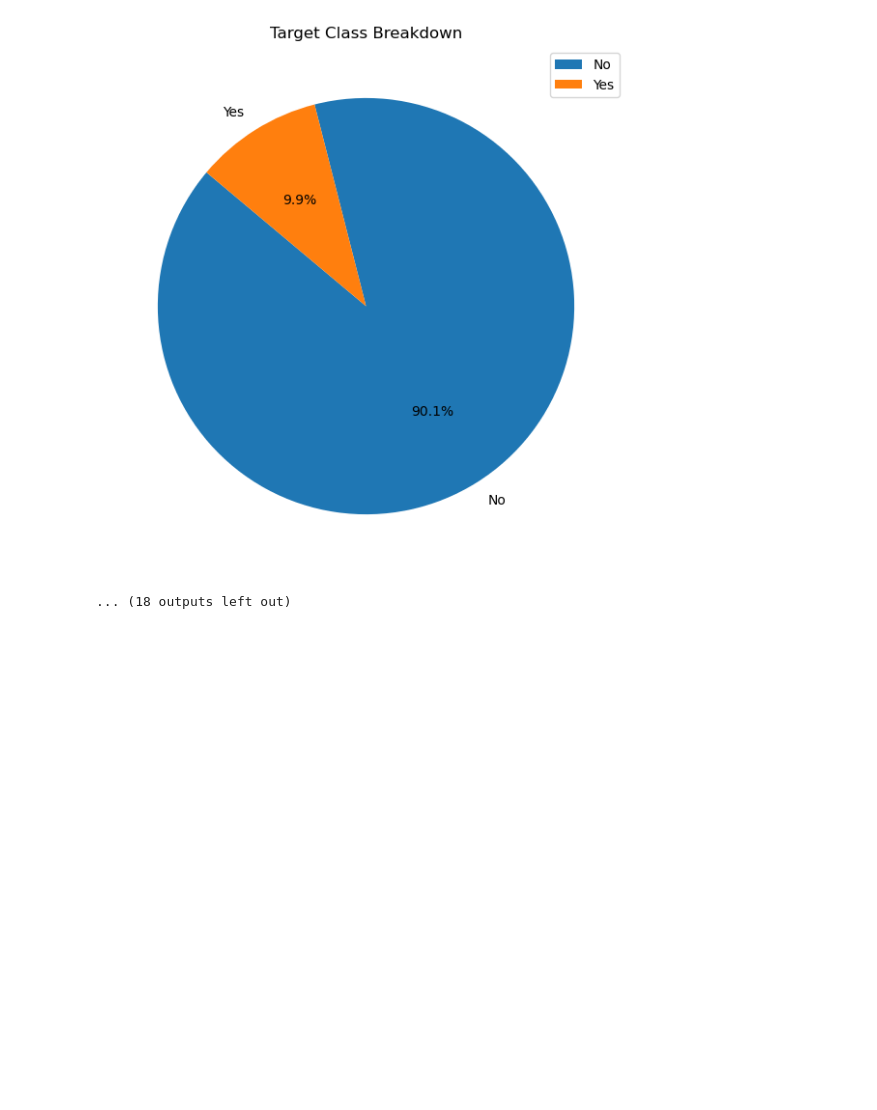
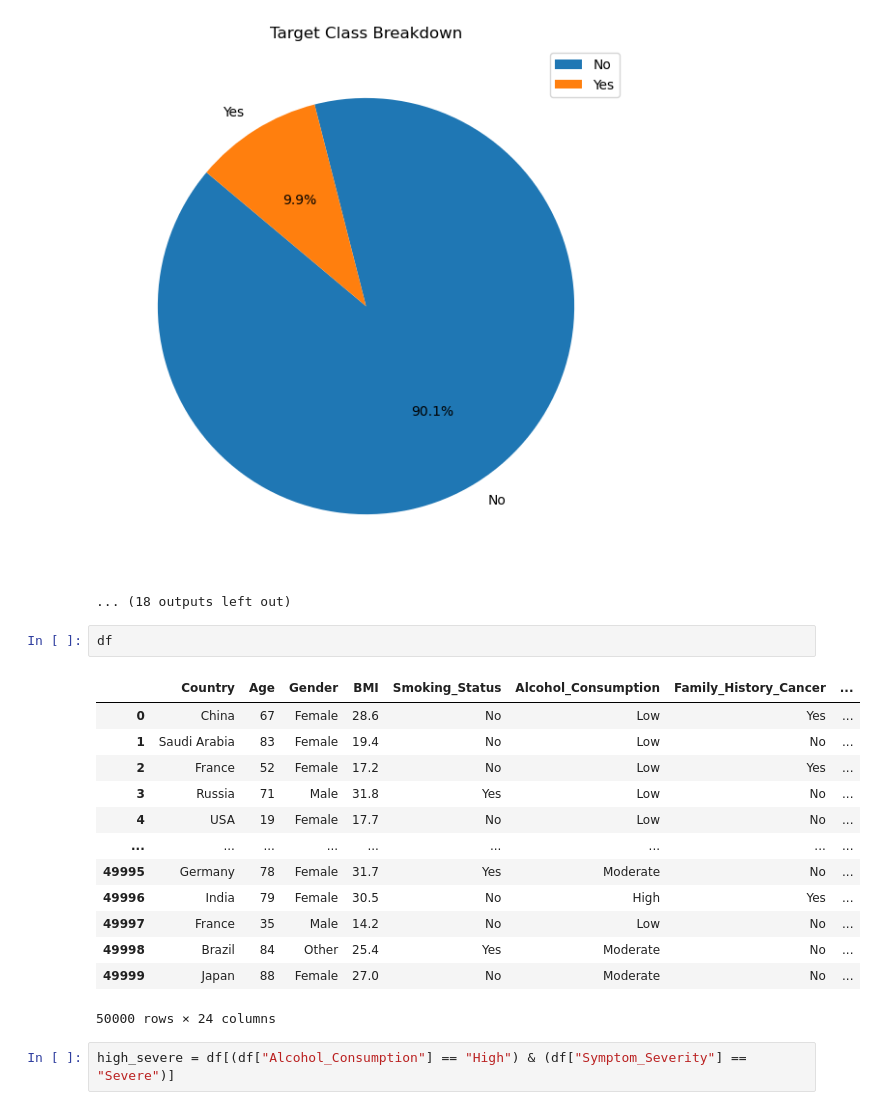
Before and after one commit to MaukanMir/Appendix-Cancer-Classification, a Jupyter notebook: trainnig.ipynb, the cells around one changed output. Drawn from its saved outputs; the diff is of its cells as text; blank space fills up the shorter version.

```diff
--- a/trainnig.ipynb
+++ b/trainnig.ipynb
@@ -520,3 +520,21 @@ Column: Family_History_Cancer
 Column: Genetic_Mutations
 [figure]
 ... (18 outputs left out)
+# %%
+df
+# %% [output]
+|  | Country | Age | Gender | BMI | Smoking_Status | Alcohol_Consumption | Family_History_Cancer | ... |
+| 0 | China | 67 | Female | 28.6 | No | Low | Yes | ... |
+| 1 | Saudi Arabia | 83 | Female | 19.4 | No | Low | No | ... |
+| 2 | France | 52 | Female | 17.2 | No | Low | Yes | ... |
+| 3 | Russia | 71 | Male | 31.8 | Yes | Low | No | ... |
+| 4 | USA | 19 | Female | 17.7 | No | Low | No | ... |
+| ... | ... | ... | ... | ... | ... | ... | ... | ... |
+| 49995 | Germany | 78 | Female | 31.7 | Yes | Moderate | No | ... |
+| 49996 | India | 79 | Female | 30.5 | No | High | Yes | ... |
+| 49997 | France | 35 | Male | 14.2 | No | Low | No | ... |
+| 49998 | Brazil | 84 | Other | 25.4 | Yes | Moderate | No | ... |
+| 49999 | Japan | 88 | Female | 27.0 | No | Moderate | No | ... |
+50000 rows × 24 columns
+# %%
+high_severe = df[(df["Alcohol_Consumption"] == "High") & (df["Symptom_Severity"] == "Severe")]
```
Also changed, not shown: parts of 1 cell of this notebook.
